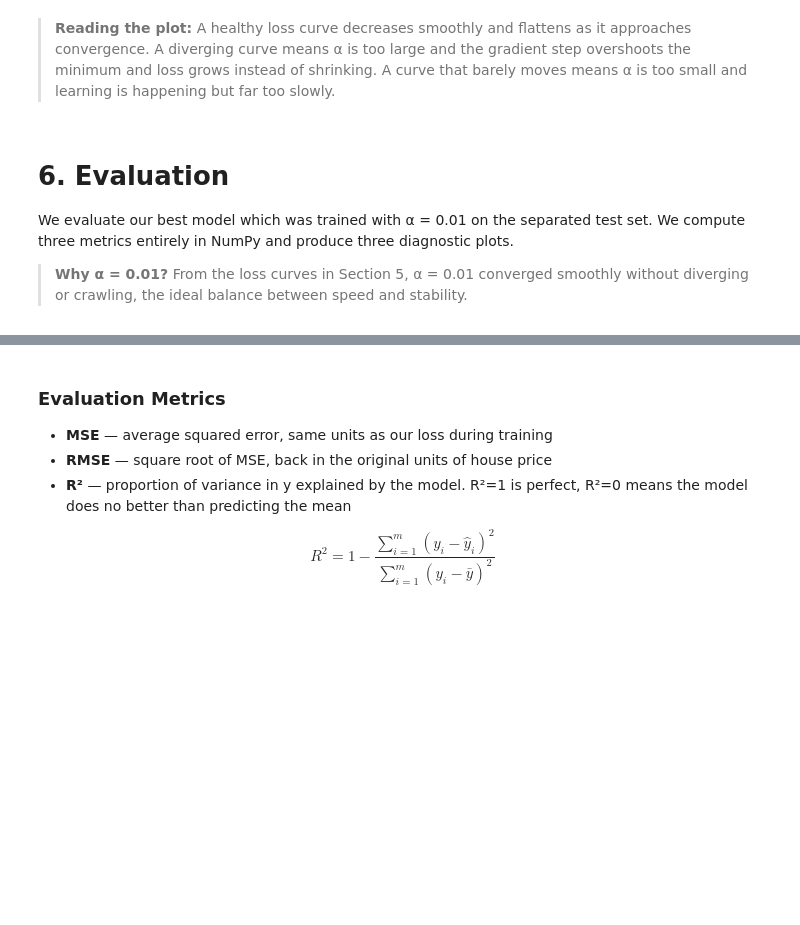
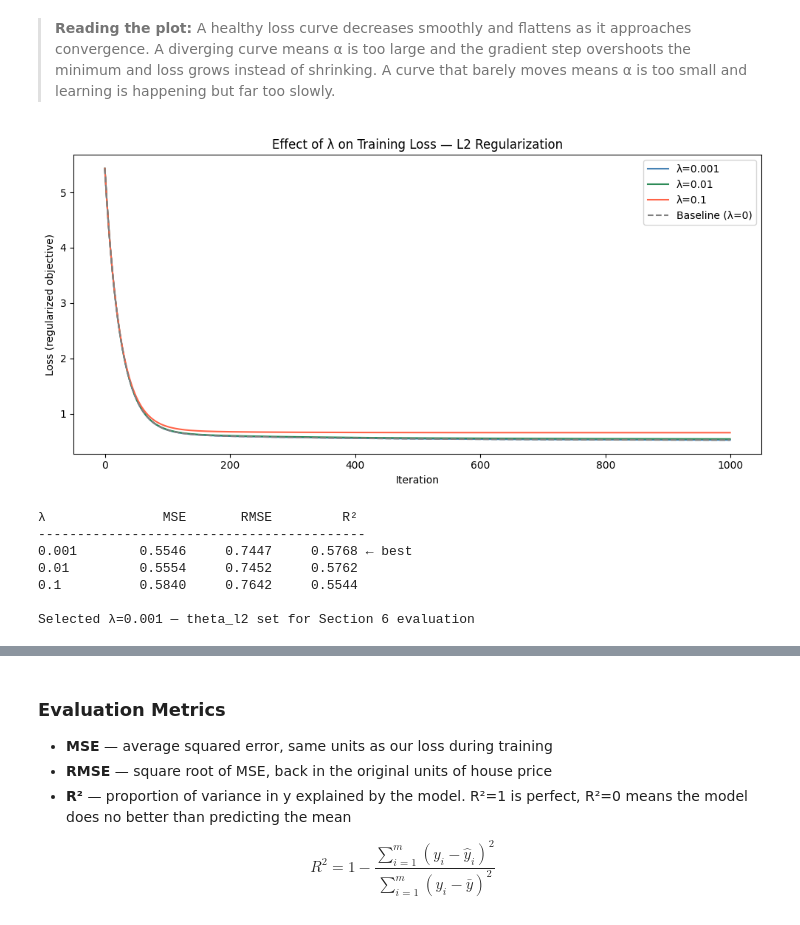
Before and after one commit to groovyds/linear-regression, a Jupyter notebook: linear-regression.ipynb, the cells around one changed output, grey strips where cells are left out. Drawn from its saved outputs; the diff is of its cells as text; code cells hidden in the pictures; blank space fills up the shorter version.

Commit message:
Fixed: Residual plot desc., Added: L2 Regularization to notebook and readme

```diff
--- a/linear-regression.ipynb
+++ b/linear-regression.ipynb
@@ -398,13 +481,6 @@ plt.show()
  the gradient step overshoots the minimum and loss grows instead of shrinking.
  A curve that barely moves means α is too small and learning is happening
  but far too slowly.
-# %% [markdown]
-# 6. Evaluation
-
-We evaluate our best model which was trained with α = 0.01 on the separated test set.
-We compute three metrics entirely in NumPy and produce three diagnostic plots.
-
-> **Why α = 0.01?** From the loss curves in Section 5, α = 0.01 converged smoothly without diverging or crawling, the ideal balance between speed and stability.
 # %%
 # Prepare test set and predict
 
@@ -423,3 +499,62 @@ Generate predictions: each prediction is a dot product of one
 sample's features with all 9 weights
 """
 y_pred = X_test_b.dot(best_theta)
+# %%
+# Compare three lambda values and automatically select the best one
+# "Best" = lowest test MSE
+
+lambdas = [0.001, 0.01, 0.1]
+colors  = ['steelblue', 'seagreen', 'tomato']
+
+lambda_results = {}  # store theta + metrics keyed by lambda for later use
+
+for lam in lambdas:
+    theta_init = np.zeros(X_b.shape[1])
+    theta_lam, loss_hist = gradient_descent_l2(
+        X_b, y_train, theta_init, alpha=0.01, n_iterations=1000, lam=lam
+    )
+    y_pred_lam = X_test_b.dot(theta_lam)
+    mse  = (1/len(y_test)) * np.sum((y_pred_lam - y_test) ** 2)
+    rmse = np.sqrt(mse)
+    r2   = 1 - (np.sum((y_test - y_pred_lam)**2) /
+                np.sum((y_test - y_test.mean())**2))
+    lambda_results[lam] = {
+        'theta': theta_lam,
+        'loss_history': loss_hist,
+        'mse': mse, 'rmse': rmse, 'r2': r2
+    }
+
+# Pick the lambda with the lowest test MSE
+best_lam    = min(lambda_results, key=lambda l: lambda_results[l]['mse'])
+theta_l2    = lambda_results[best_lam]['theta']   # used in Section 6 evaluation
+
+# --- Plot ---
+plt.figure(figsize=(10, 5))
+for lam, color in zip(lambdas, colors):
+    plt.plot(lambda_results[lam]['loss_history'], label=f'λ={lam}', color=color)
+plt.plot(results[0.01]['loss_history'], label='Baseline (λ=0)', color='gray', linestyle='--')
+plt.xlabel('Iteration')
+plt.ylabel('Loss (regularized objective)')
+plt.title('Effect of λ on Training Loss — L2 Regularization')
+plt.legend()
+plt.tight_layout()
+plt.show()
+
+# --- Metrics table ---
+print(f"\n{'λ':<8} {'MSE':>10} {'RMSE':>10} {'R²':>10}")
+print("-" * 42)
+for lam in lambdas:
+    r = lambda_results[lam]
+    marker = ' ← best' if lam == best_lam else ''
+    print(f"{lam:<8} {r['mse']:>10.4f} {r['rmse']:>10.4f} {r['r2']:>10.4f}{marker}")
+
+print(f"\nSelected λ={best_lam} — theta_l2 set for Section 6 evaluation")
+# %% [output]
+[figure, added]
+λ               MSE       RMSE         R²
+------------------------------------------
+0.001        0.5546     0.7447     0.5768 ← best
+0.01         0.5554     0.7452     0.5762
+0.1          0.5840     0.7642     0.5544
+
+Selected λ=0.001 — theta_l2 set for Section 6 evaluation
```
Also changed, not shown: parts of 12 cells of this notebook, 1 other file.
